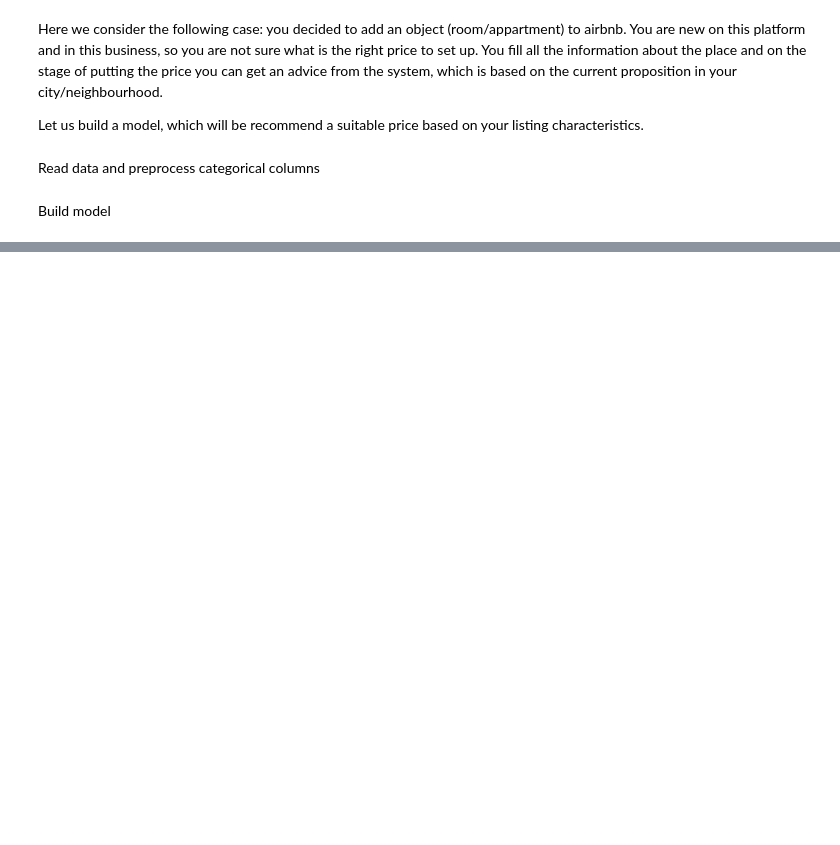
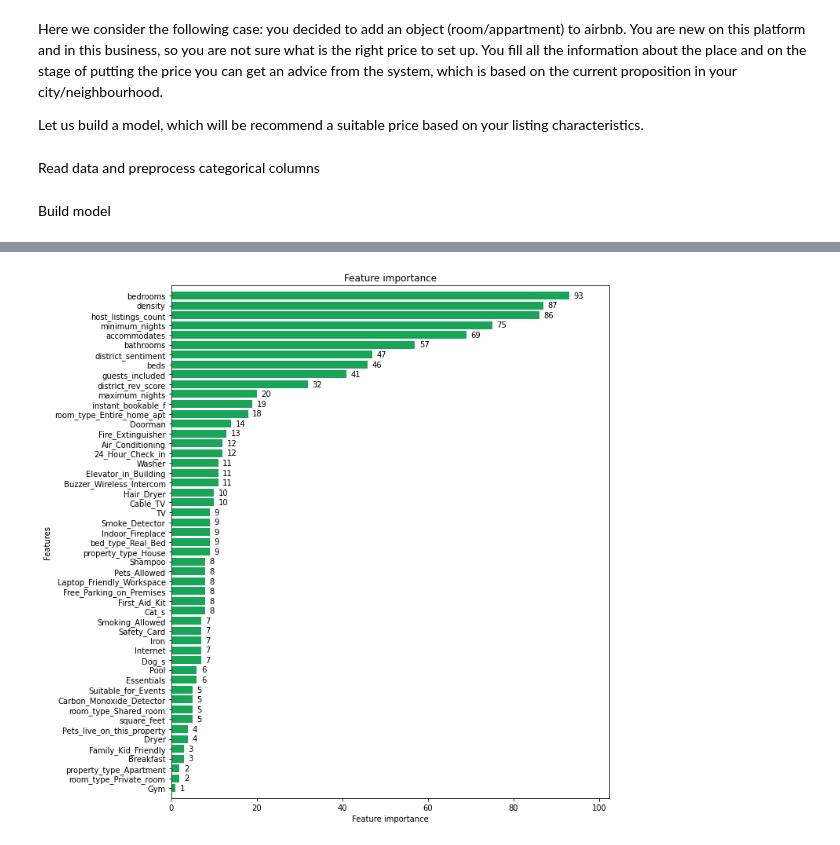
Before and after one commit to DariaSatco/airbnb_boston_analytics, a Jupyter notebook: Price_recommender.ipynb, the cells around one changed output, grey strips where cells are left out. Drawn from its saved outputs; the diff is of its cells as text; code cells hidden in the pictures; blank space fills up the shorter version.

```diff
--- a/Price_recommender.ipynb
+++ b/Price_recommender.ipynb
@@ -48,0 +111,9 @@ Build model
+# %%
+lightgbm.plot_importance(lgbm_tuned,
+                         figsize=(10, 12),
+                         height=0.8,
+                        grid=False,
+                        color=colors[0])
+plt.show()
+# %% [output]
+[figure, added]
```
Also changed, not shown: parts of 12 cells of this notebook, 2 other files.
